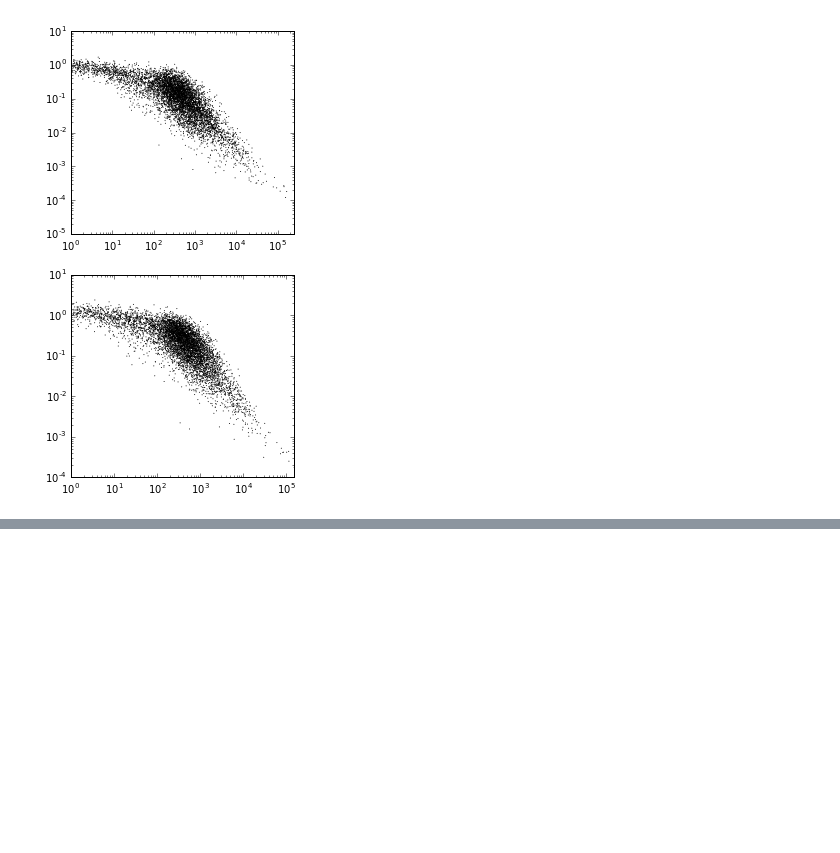
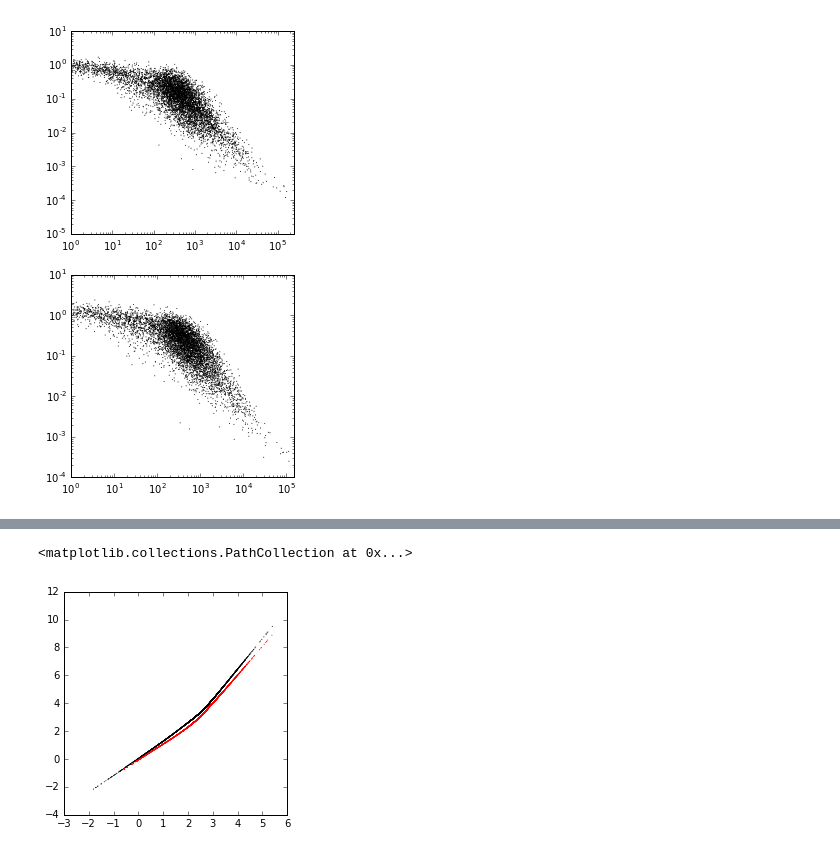
Before and after one commit to ucbmcb288/lectures, a Jupyter notebook: week2/MCB288_Week2_GeneExpression_part2.ipynb, the cells around one changed output, grey strips where cells are left out. Drawn from its saved outputs; the diff is of its cells as text; code cells hidden in the pictures; blank space fills up the shorter version.

```diff
--- a/week2/MCB288_Week2_GeneExpression_part2.ipynb
+++ b/week2/MCB288_Week2_GeneExpression_part2.ipynb
@@ -15,6 +16,8 @@ from scipy.stats import lognorm
 from scipy.stats import nbinom
 from scipy.stats.mstats import gmean
 
+import statsmodels.api as sm
+lowess = sm.nonparametric.lowess
 import math
 
 
@@ -439,0 +488,16 @@ axes[i].scatter(x,y, s = 1, c = 'black', edgecolor = 'none')
+# %%
+x = np.log10(df['WT_ave'])
+y = np.log10(df['WT_var'])
+lowout_wt = lowess(y,x)
+
+x = np.log10(df['WT_ave_t'])
+y = np.log10(df['WT_var_t'])
+lowout_wt_t = lowess(y,x)
+
+fig,ax = plt.subplots(1,1,figsize = (4,4))
+
+ax.scatter(lowout_wt[:,0],lowout_wt[:,1],s = 1, c='black', edgecolor = 'none')
+ax.scatter(lowout_wt_t[:,0],lowout_wt_t[:,1],s = 1, c='red', edgecolor = 'none')
+# %% [output]
+<matplotlib.collections.PathCollection at 0x...>
+[figure, added]
```
Also changed, not shown: parts of 29 cells of this notebook, 3 other files.
